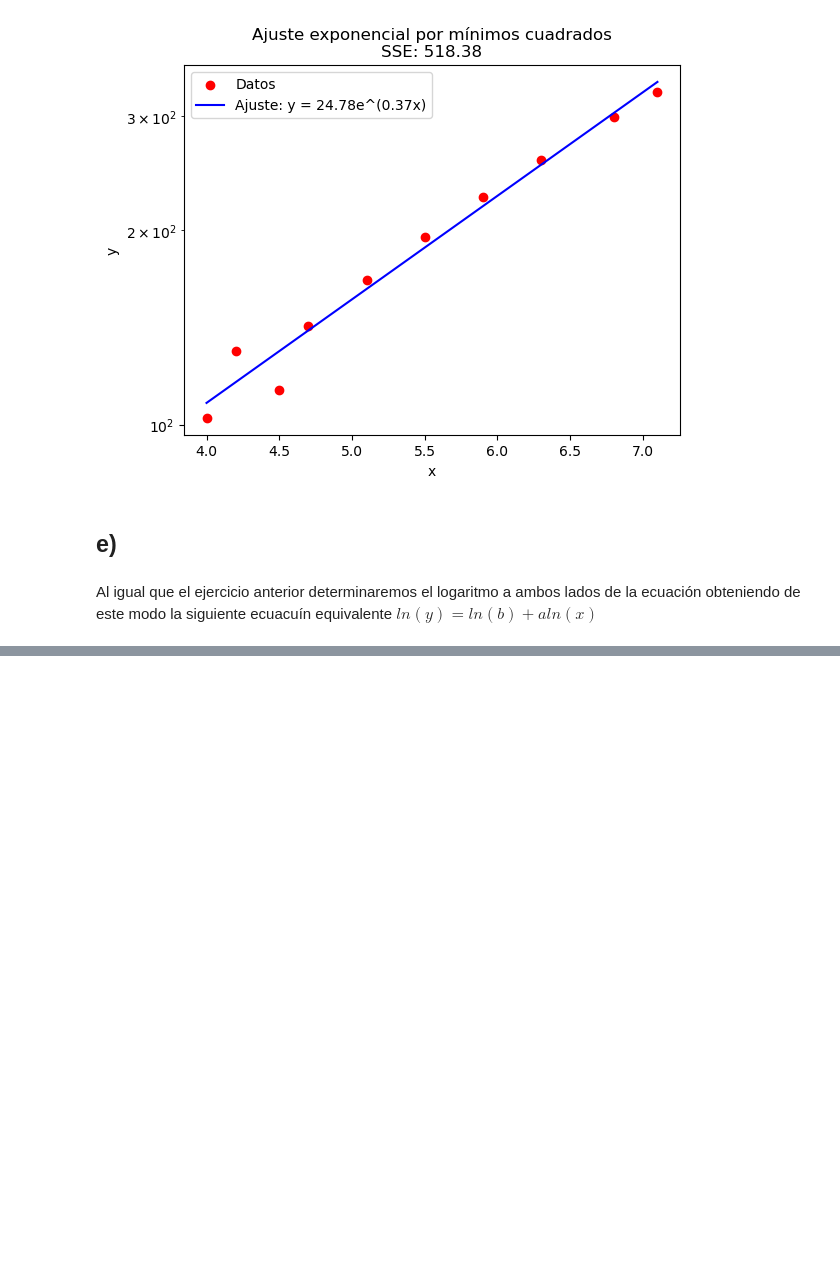
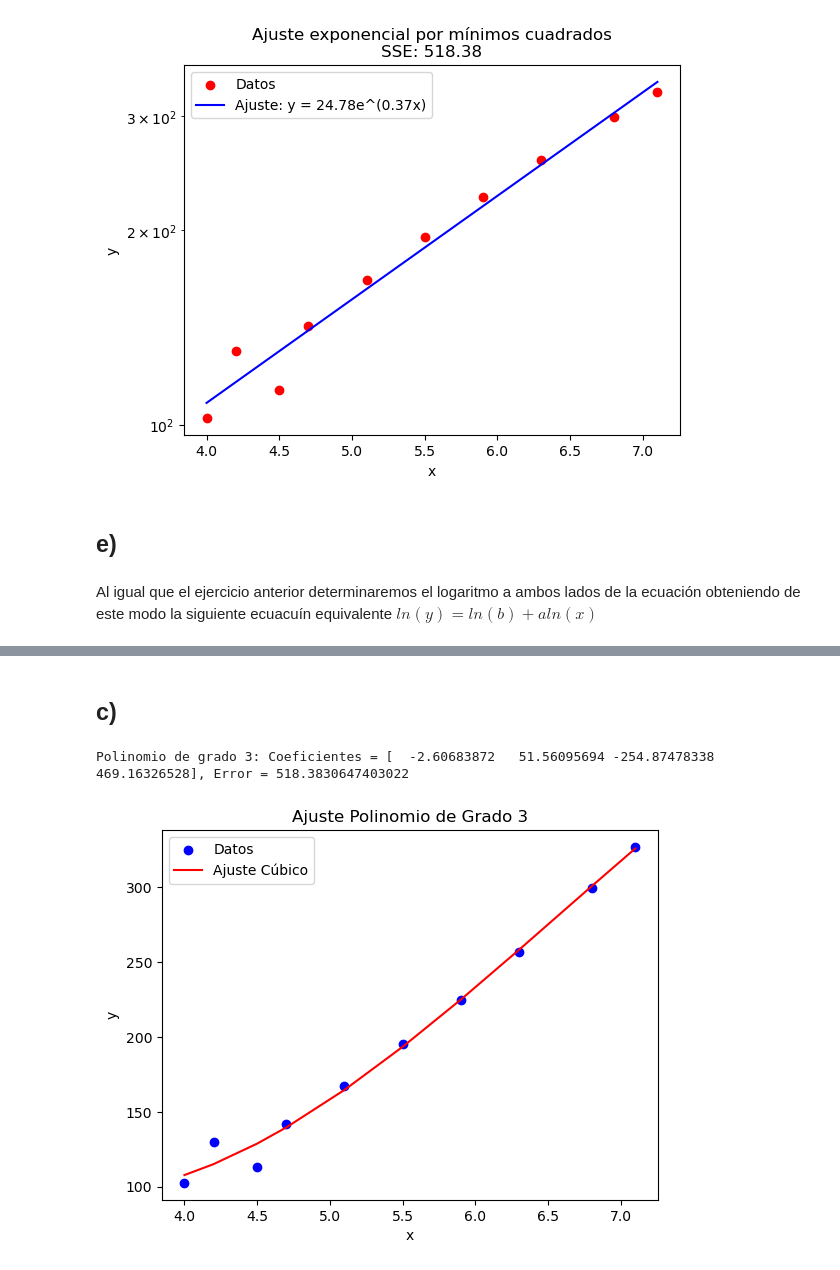
Before and after one commit to Boris-epn/Minimos-cuadrados, a Jupyter notebook: Tarea8.ipynb, the cells around one changed output, grey strips where cells are left out. Drawn from its saved outputs; the diff is of its cells as text; code cells hidden in the pictures; blank space fills up the shorter version.

```diff
--- a/Tarea8.ipynb
+++ b/Tarea8.ipynb
@@ -110,0 +169,17 @@ ln_x=
+# %% [markdown]
+## c)
+# %%
+p3 = np.polyfit(x, y, 3)
+y_pred3 = np.polyval(p3, x)
+error3 = error(y, y_pred3)
+print(f"Polinomio de grado 3: Coeficientes = {p3}, Error = {error3}")
+plt.scatter(x, y, label="Datos", color="blue")
+plt.plot(x, y_pred3, label="Ajuste Cúbico", color="red")
+plt.xlabel("x")
+plt.ylabel("y")
+plt.title("Ajuste Polinomio de Grado 3")
+plt.legend()
+plt.show()
+# %% [output]
+Polinomio de grado 3: Coeficientes = [  -2.60683872   51.56095694 -254.87478338  469.16326528], Error = 518.3830647403022
+[figure, added]
```
Also changed, not shown: parts of 11 cells of this notebook, 1 other file.
